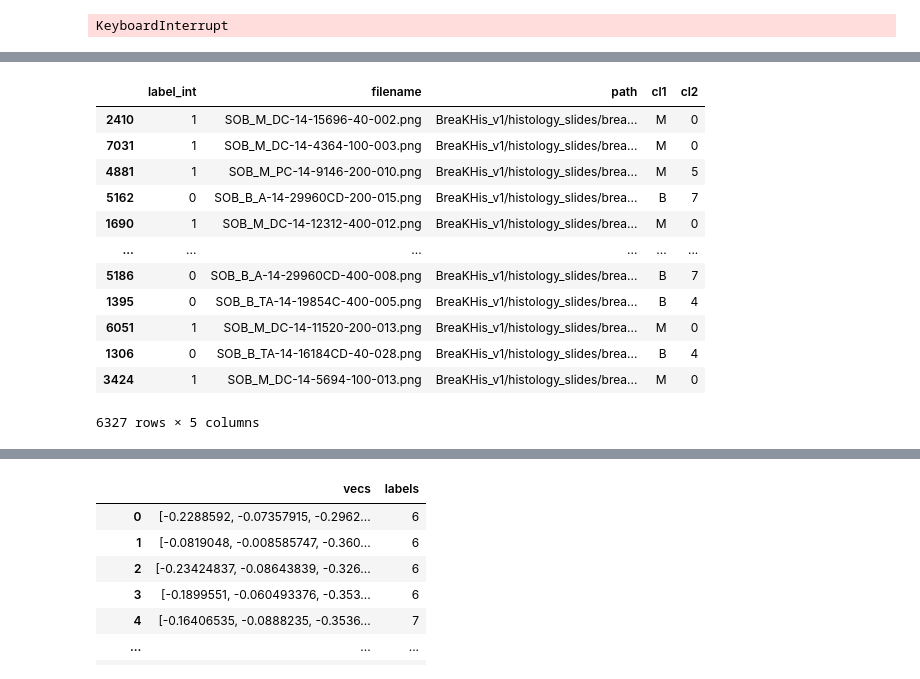
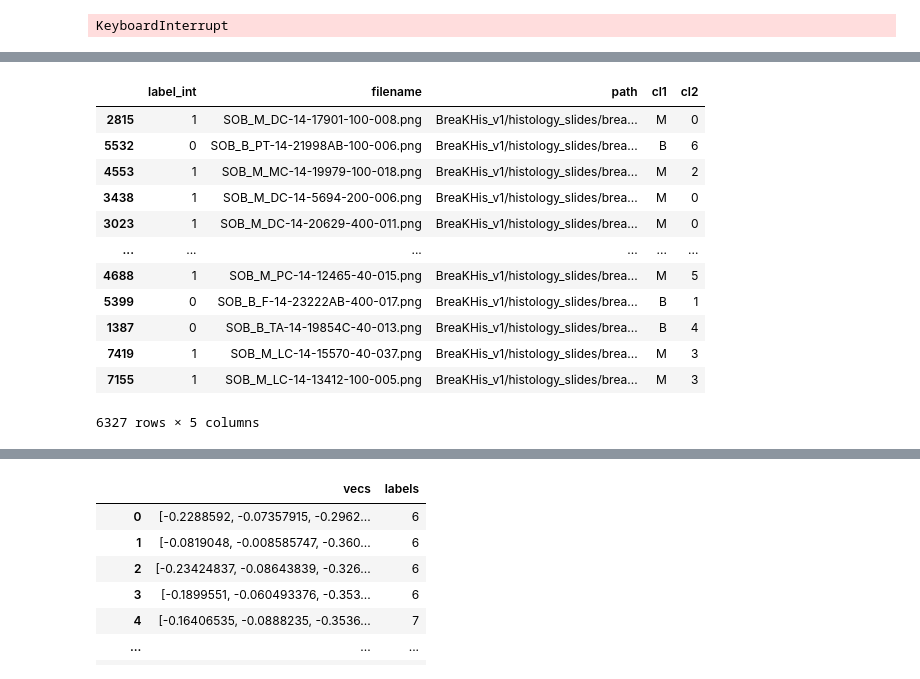
Before and after one commit to mseslami/breast-cancer-detection, a Jupyter notebook: breakhis.ipynb, the cells around one changed output, grey strips where cells are left out. Cells and saved outputs as stored; diff of their text form; code cells hidden in the pictures.

```diff
--- a/breakhis.ipynb
+++ b/breakhis.ipynb
@@ -1845,21 +1976,20 @@ model = ViTModel.from_pretrained('google/vit-base-patch16-224-in21k')
 # %%
 data
 i = 0.8
-data = data.sample(frac=1,random_state=43)
 train, test = data[:int(len(data)*i)], data[int(len(data)*i):]
 train
 # %% [output]
 |  | label_int | filename | path | cl1 | cl2 |
-| 2410 | 1 | SOB_M_DC-14-15696-40-002.png | BreaKHis_v1/histology_slides/brea... | M | 0 |
-| 7031 | 1 | SOB_M_DC-14-4364-100-003.png | BreaKHis_v1/histology_slides/brea... | M | 0 |
-| 4881 | 1 | SOB_M_PC-14-9146-200-010.png | BreaKHis_v1/histology_slides/brea... | M | 5 |
-| 5162 | 0 | SOB_B_A-14-29960CD-200-015.png | BreaKHis_v1/histology_slides/brea... | B | 7 |
-| 1690 | 1 | SOB_M_DC-14-12312-400-012.png | BreaKHis_v1/histology_slides/brea... | M | 0 |
+| 2815 | 1 | SOB_M_DC-14-17901-100-008.png | BreaKHis_v1/histology_slides/brea... | M | 0 |
+| 5532 | 0 | SOB_B_PT-14-21998AB-100-006.png | BreaKHis_v1/histology_slides/brea... | B | 6 |
+| 4553 | 1 | SOB_M_MC-14-19979-100-018.png | BreaKHis_v1/histology_slides/brea... | M | 2 |
+| 3438 | 1 | SOB_M_DC-14-5694-200-006.png | BreaKHis_v1/histology_slides/brea... | M | 0 |
+| 3023 | 1 | SOB_M_DC-14-20629-400-011.png | BreaKHis_v1/histology_slides/brea... | M | 0 |
 | ... | ... | ... | ... | ... | ... |
-| 5186 | 0 | SOB_B_A-14-29960CD-400-008.png | BreaKHis_v1/histology_slides/brea... | B | 7 |
-| 1395 | 0 | SOB_B_TA-14-19854C-400-005.png | BreaKHis_v1/histology_slides/brea... | B | 4 |
-| 6051 | 1 | SOB_M_DC-14-11520-200-013.png | BreaKHis_v1/histology_slides/brea... | M | 0 |
-| 1306 | 0 | SOB_B_TA-14-16184CD-40-028.png | BreaKHis_v1/histology_slides/brea... | B | 4 |
-| 3424 | 1 | SOB_M_DC-14-5694-100-013.png | BreaKHis_v1/histology_slides/brea... | M | 0 |
+| 4688 | 1 | SOB_M_PC-14-12465-40-015.png | BreaKHis_v1/histology_slides/brea... | M | 5 |
+| 5399 | 0 | SOB_B_F-14-23222AB-400-017.png | BreaKHis_v1/histology_slides/brea... | B | 1 |
+| 1387 | 0 | SOB_B_TA-14-19854C-40-013.png | BreaKHis_v1/histology_slides/brea... | B | 4 |
+| 7419 | 1 | SOB_M_LC-14-15570-40-037.png | BreaKHis_v1/histology_slides/brea... | M | 3 |
+| 7155 | 1 | SOB_M_LC-14-13412-100-005.png | BreaKHis_v1/histology_slides/brea... | M | 3 |
 6327 rows × 5 columns
 # %%
```
Also changed, not shown: parts of 40 cells of this notebook, 2 other files.
